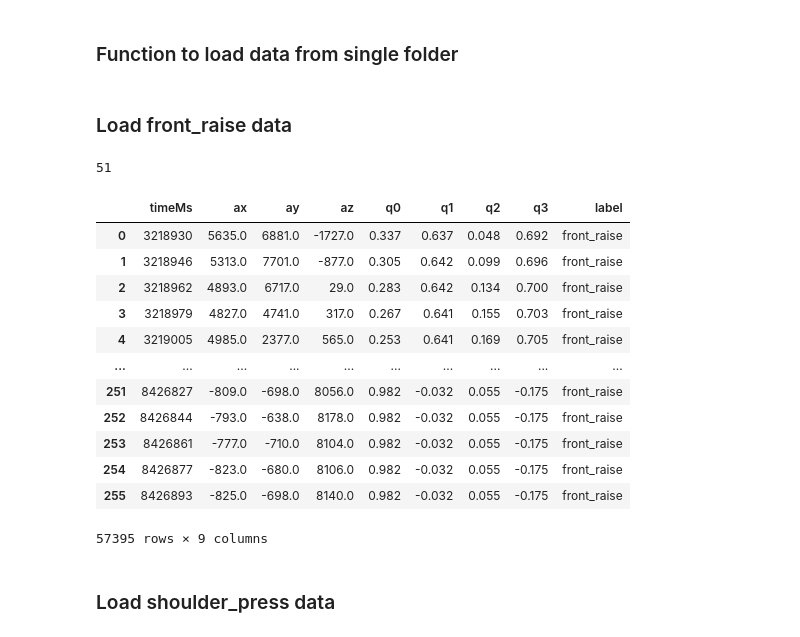
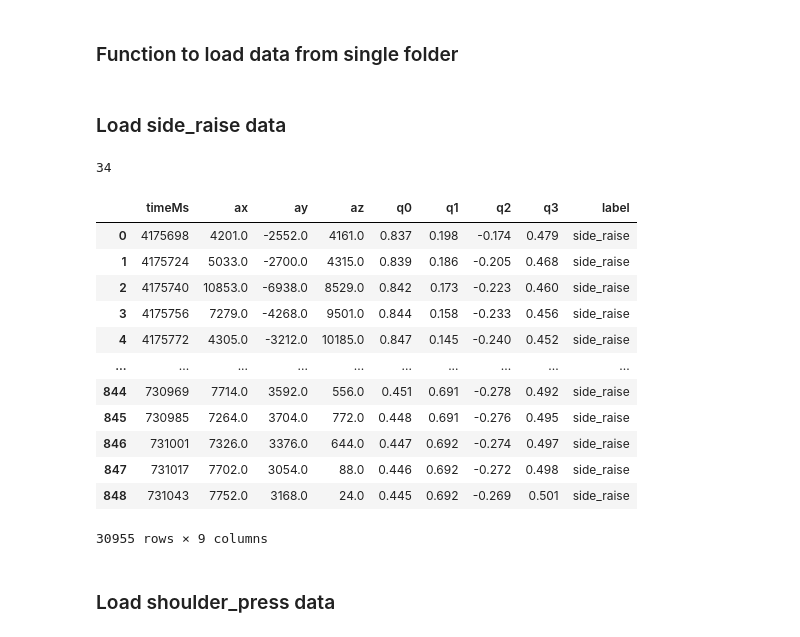
Before and after one commit to jlopez0501/gestures-trainer-classifier, a Jupyter notebook: notebooks/train_model.ipynb, the cells around one changed output. Saved outputs shown, nothing was run; the diff lists cells and outputs as text; code cells hidden in the pictures.

Commit message:
Updated notebooks for data cleanup and data preparation for EdgeImpulse. Set train notebook for test with cleaned data

```diff
--- a/notebooks/train_model.ipynb
+++ b/notebooks/train_model.ipynb
@@ -44,32 +47,32 @@ def load_and_label_data(file_paths, label):
         data_list.append(df)
     return pd.concat(data_list)
 # %% [markdown]
-### Load front_raise data
+### Load side_raise data
 # %%
-PATH_TO_EXERCISE_FOLDER = "../DMP_9D_ACCEL_Logs/cleaned/front_raise/"
+PATH_TO_EXERCISE_FOLDER = "../DMP_9D_ACCEL_Logs/cleaned/side_raise/"
 
 excersise_files = sorted(glob.glob(os.path.join(PATH_TO_EXERCISE_FOLDER, "*.csv")))
 print(len(excersise_files))
 # %% [output]
-51
+34
 # %%
-completedf_front_raise = load_and_label_data(excersise_files, 'front_raise')
+completedf_side_raise = load_and_label_data(excersise_files, 'side_raise')
 # %%
-completedf_front_raise
+completedf_side_raise
 # %% [output]
 |  | timeMs | ax | ay | az | q0 | q1 | q2 | q3 | label |
-| 0 | 3218930 | 5635.0 | 6881.0 | -1727.0 | 0.337 | 0.637 | 0.048 | 0.692 | front_raise |
-| 1 | 3218946 | 5313.0 | 7701.0 | -877.0 | 0.305 | 0.642 | 0.099 | 0.696 | front_raise |
-| 2 | 3218962 | 4893.0 | 6717.0 | 29.0 | 0.283 | 0.642 | 0.134 | 0.700 | front_raise |
-| 3 | 3218979 | 4827.0 | 4741.0 | 317.0 | 0.267 | 0.641 | 0.155 | 0.703 | front_raise |
-| 4 | 3219005 | 4985.0 | 2377.0 | 565.0 | 0.253 | 0.641 | 0.169 | 0.705 | front_raise |
+| 0 | 4175698 | 4201.0 | -2552.0 | 4161.0 | 0.837 | 0.198 | -0.174 | 0.479 | side_raise |
+| 1 | 4175724 | 5033.0 | -2700.0 | 4315.0 | 0.839 | 0.186 | -0.205 | 0.468 | side_raise |
+| 2 | 4175740 | 10853.0 | -6938.0 | 8529.0 | 0.842 | 0.173 | -0.223 | 0.460 | side_raise |
+| 3 | 4175756 | 7279.0 | -4268.0 | 9501.0 | 0.844 | 0.158 | -0.233 | 0.456 | side_raise |
+| 4 | 4175772 | 4305.0 | -3212.0 | 10185.0 | 0.847 | 0.145 | -0.240 | 0.452 | side_raise |
 | ... | ... | ... | ... | ... | ... | ... | ... | ... | ... |
-| 251 | 8426827 | -809.0 | -698.0 | 8056.0 | 0.982 | -0.032 | 0.055 | -0.175 | front_raise |
-| 252 | 8426844 | -793.0 | -638.0 | 8178.0 | 0.982 | -0.032 | 0.055 | -0.175 | front_raise |
-| 253 | 8426861 | -777.0 | -710.0 | 8104.0 | 0.982 | -0.032 | 0.055 | -0.175 | front_raise |
-| 254 | 8426877 | -823.0 | -680.0 | 8106.0 | 0.982 | -0.032 | 0.055 | -0.175 | front_raise |
-| 255 | 8426893 | -825.0 | -698.0 | 8140.0 | 0.982 | -0.032 | 0.055 | -0.175 | front_raise |
+| 844 | 730969 | 7714.0 | 3592.0 | 556.0 | 0.451 | 0.691 | -0.278 | 0.492 | side_raise |
+| 845 | 730985 | 7264.0 | 3704.0 | 772.0 | 0.448 | 0.691 | -0.276 | 0.495 | side_raise |
+| 846 | 731001 | 7326.0 | 3376.0 | 644.0 | 0.447 | 0.692 | -0.274 | 0.497 | side_raise |
+| 847 | 731017 | 7702.0 | 3054.0 | 88.0 | 0.446 | 0.692 | -0.272 | 0.498 | side_raise |
+| 848 | 731043 | 7752.0 | 3168.0 | 24.0 | 0.445 | 0.692 | -0.269 | 0.501 | side_raise |
-57395 rows × 9 columns
+30955 rows × 9 columns
 # %% [markdown]
 ### Load shoulder_press data
 # %%
```
Also changed, not shown: parts of 37 cells of this notebook, 1 other file.
